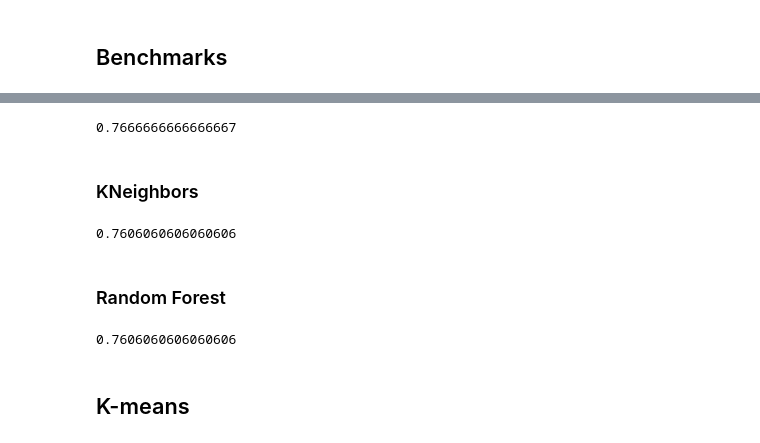
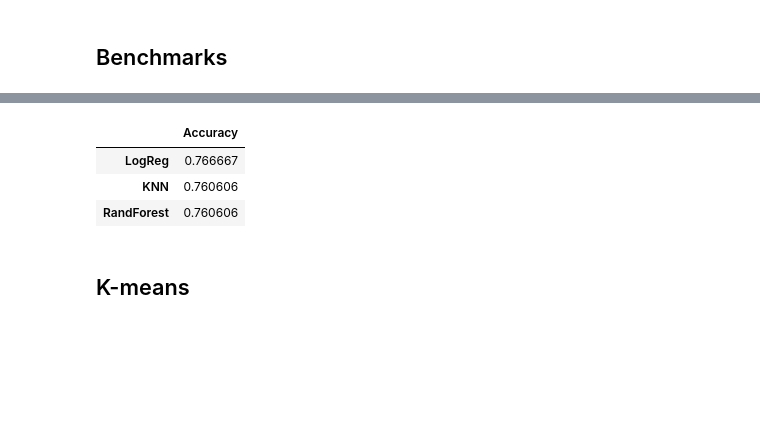
Before and after one commit to fadeeva/MLDL_plgrnd, a Jupyter notebook: Clusters/01_KMeans.ipynb, the cells around one changed output, grey strips where cells are left out. Drawn from its saved outputs; the diff is of its cells as text; code cells hidden in the pictures; blank space fills up the shorter version.

```diff
--- a/Clusters/01_KMeans.ipynb
+++ b/Clusters/01_KMeans.ipynb
@@ -80,36 +80,29 @@ benchmarks_acc = {}
-# %%
-from sklearn.linear_model import LogisticRegression
-
-clf = LogisticRegression(random_state=0).fit(X_train, y_train.to_numpy().ravel())
-
-benchmarks_acc['LogReg'] = accuracy_score(y_test, clf.predict(X_test))
-benchmarks_acc['LogReg']
-# %% [output]
-0.7666666666666667
-# %% [markdown]
-### KNeighbors
-# %%
-from sklearn.neighbors import KNeighborsClassifier
-
-neigh = KNeighborsClassifier(n_neighbors=10)
-neigh.fit(X_train, y_train.to_numpy().ravel())
-
-benchmarks_acc['KNN'] = accuracy_score(y_test, neigh.predict(X_test))
-benchmarks_acc['KNN']
-# %% [output]
-0.7606060606060606
-# %% [markdown]
-### Random Forest
 # %%
-from sklearn.ensemble import RandomForestClassifier
+def get_benchmarks():
+    benchmarks_acc = {}
 
-rf = RandomForestClassifier(n_estimators=200, max_depth=20, random_state=0)
-rf.fit(X_train, y_train.to_numpy().ravel())
+    clf = LogisticRegression(random_state=0)
+    clf.fit(X_train, y_train.to_numpy().ravel())
+    benchmarks_acc['LogReg'] = accuracy_score(y_test, clf.predict(X_test))
 
-benchmarks_acc['RandForest'] = accuracy_score(y_test, rf.predict(X_test))
-benchmarks_acc['RandForest']
+    neigh = KNeighborsClassifier(n_neighbors=10)
+    neigh.fit(X_train, y_train.to_numpy().ravel())
+    benchmarks_acc['KNN'] = accuracy_score(y_test, neigh.predict(X_test))
+
+    rf = RandomForestClassifier(n_estimators=200, max_depth=20, random_state=0)
+    rf.fit(X_train, y_train.to_numpy().ravel())
+    benchmarks_acc['RandForest'] = accuracy_score(y_test, rf.predict(X_test))
+
+    return pd.DataFrame(data=benchmarks_acc.values(),
+                        index=benchmarks_acc.keys(),
+                        columns=['Accuracy'])
-# %% [output]
-0.7606060606060606
+# %%
+get_benchmarks()
+# %% [output]
+|  | Accuracy |
+| LogReg | 0.766667 |
+| KNN | 0.760606 |
+| RandForest | 0.760606 |
 # %% [markdown]
 ## K-means
 # %%
```
Also changed, not shown: parts of 4 cells of this notebook.
